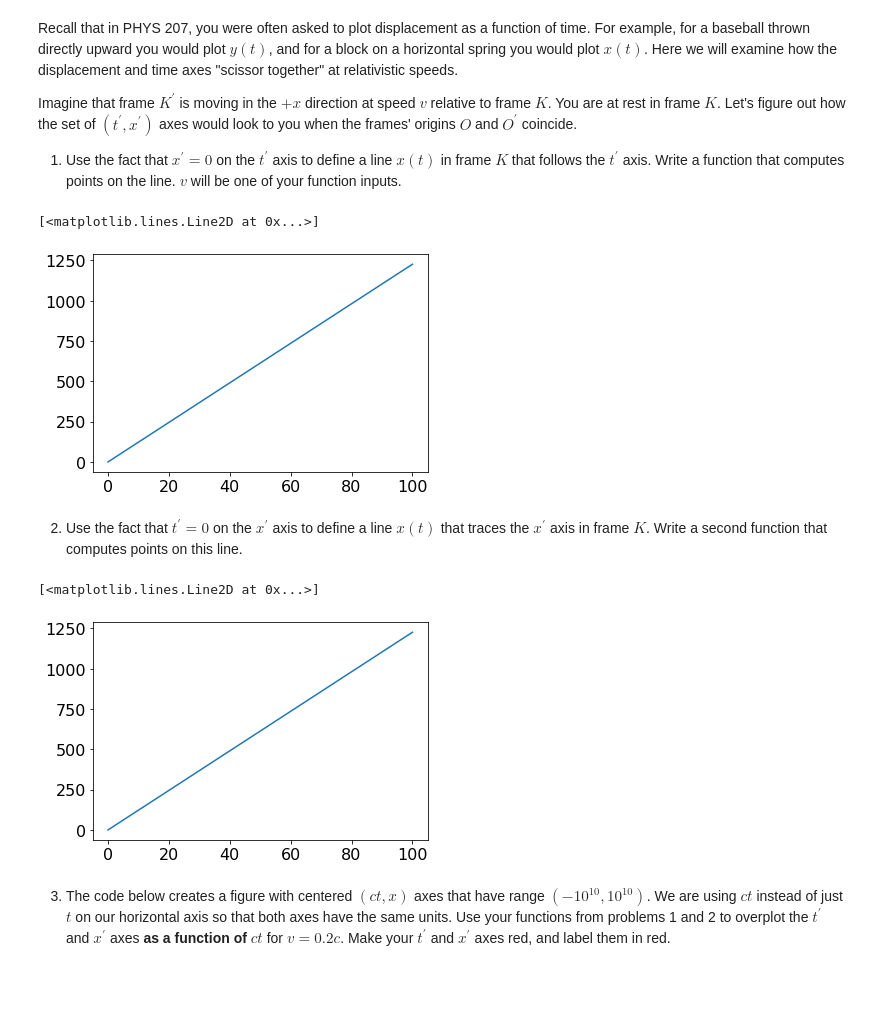
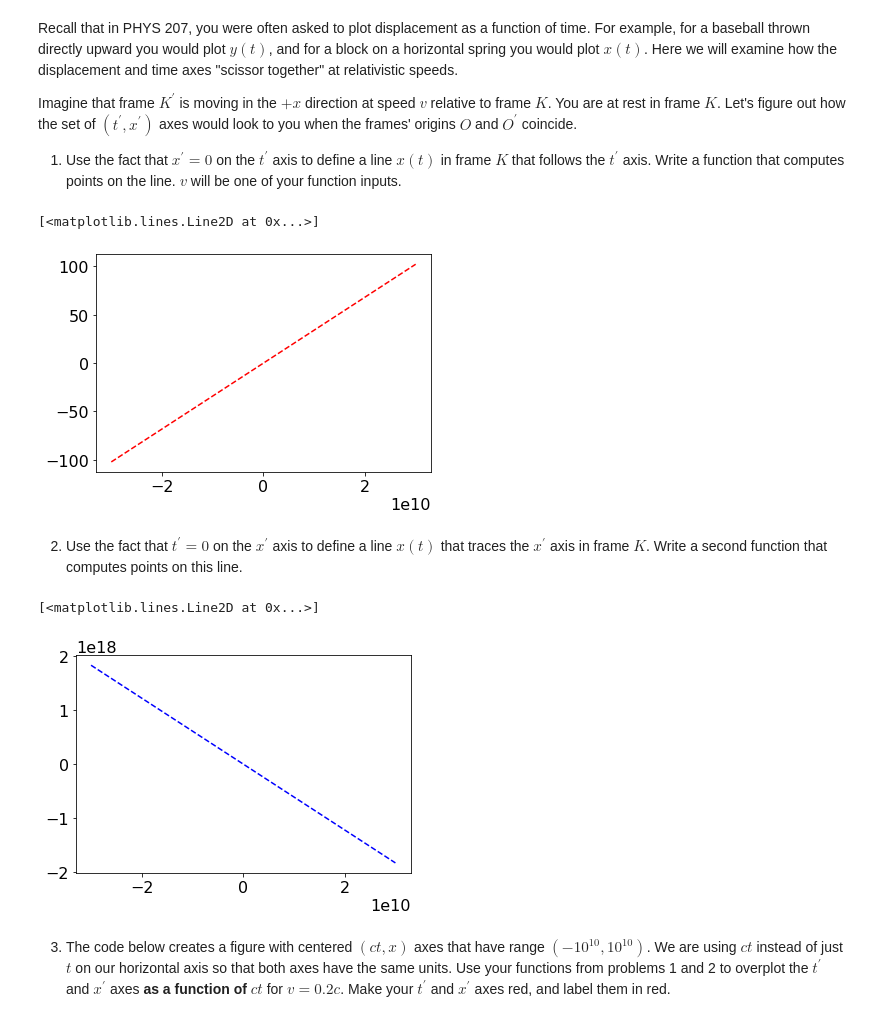
Before and after one commit to mitchrg/PHYS309-1, a Jupyter notebook: assignment2.ipynb, the cells around one changed output. Saved outputs shown, nothing was run; the diff lists cells and outputs as text; code cells hidden in the pictures; blank space fills up the shorter version.

```diff
--- a/assignment2.ipynb
+++ b/assignment2.ipynb
@@ -14,42 +14,47 @@ Imagine that frame $K^{\prime}$ is moving in the $+x$ direction at speed $v$ rel
     <li>Use the fact that $x^{\prime} = 0$ on the $t^{\prime}$ axis to define a line $x(t)$ in frame $K$ that follows the $t^{\prime}$ axis. Write a function that computes points on the line. $v$ will be one of your function inputs.</li>
 </ol>
 # %%
+# the new t' axis in frame K
+# time is moving much slower (y axis less than x axis)
+c = constants.c
 
-c = 3*10**8
-x = 0
-t_still = np.linspace(0, 100, 1000)
-t = t_still.copy()
+t = np.linspace(0, 200, num=201, endpoint=True) - 100
 
-def t_prime(v, t_still, x):
+
+def t_prime(v, t_still):
     for i in range(len(t_still)):
-        t_still[i] = (t_still[i] - v*x/c**2) / np.sqrt(1-(v/c)**2)
+        gamma = 1 / np.sqrt(1-(v/c)**2)
+        t_still[i] = gamma*t_still[i]
     return t_still
 
 
-plt.plot(t,t_prime(299000000, t_still, x))
+
+plt.plot(t*c,t_prime(.2*c, t), 'r--')
 # %% [output]
 [<matplotlib.lines.Line2D at 0x...>]
-[figure, old version]
+[figure, new version]
 # %% [markdown]
 <ol start=2>
     <li>Use the fact that $t^{\prime} = 0$ on the $x^{\prime}$ axis to define a line $x(t)$ that traces the $x^{\prime}$ axis in frame $K$. Write a second function that computes points on this line.</li>
 </ol>
 # %%
-c = 3*10**8
-x_still = np.linspace(0, 100, 1000)
-x = x_still.copy()
-t = 0
-
-def x_prime(v, t, x_still):
-    for i in range(len(x_still)):
-        x_still[i] = (x_still[i] - v*t) / np.sqrt(1-(v/c)**2)
-    return x_still
+# needs to be a fucntion of t, not x
 
 
-plt.plot(x,x_prime(299000000, t, x_still))
+t = np.linspace(0, 200, num=201, endpoint=True) - 100
+
+def x_prime(v, t):
+    for i in range(len(t)):
+        gamma = 1 / np.sqrt(1-(v/c)**2)
+        t[i] = t[i]*gamma*v*(1-c)
+    return t
+
+
+
+plt.plot(c*t,x_prime(.2*c,t), 'b--')
 # %% [output]
 [<matplotlib.lines.Line2D at 0x...>]
-[figure, old version]
+[figure, new version]
 # %% [markdown]
 <ol start=3>
     <li>The code below creates a figure with centered $(ct,x)$ axes that have range $(-10^{10}, 10^{10})$. We are using $ct$ instead of just $t$ on our horizontal axis so that both axes have the same units. Use your functions from problems 1 and 2 to overplot the $t^{\prime}$ and $x^{\prime}$ axes <strong>as a function of $ct$</strong> for $v = 0.2c$. Make your $t^{\prime}$ and $x^{\prime}$ axes red, and label them in red.</li>
```
Also changed, not shown: parts of 2 cells of this notebook.
